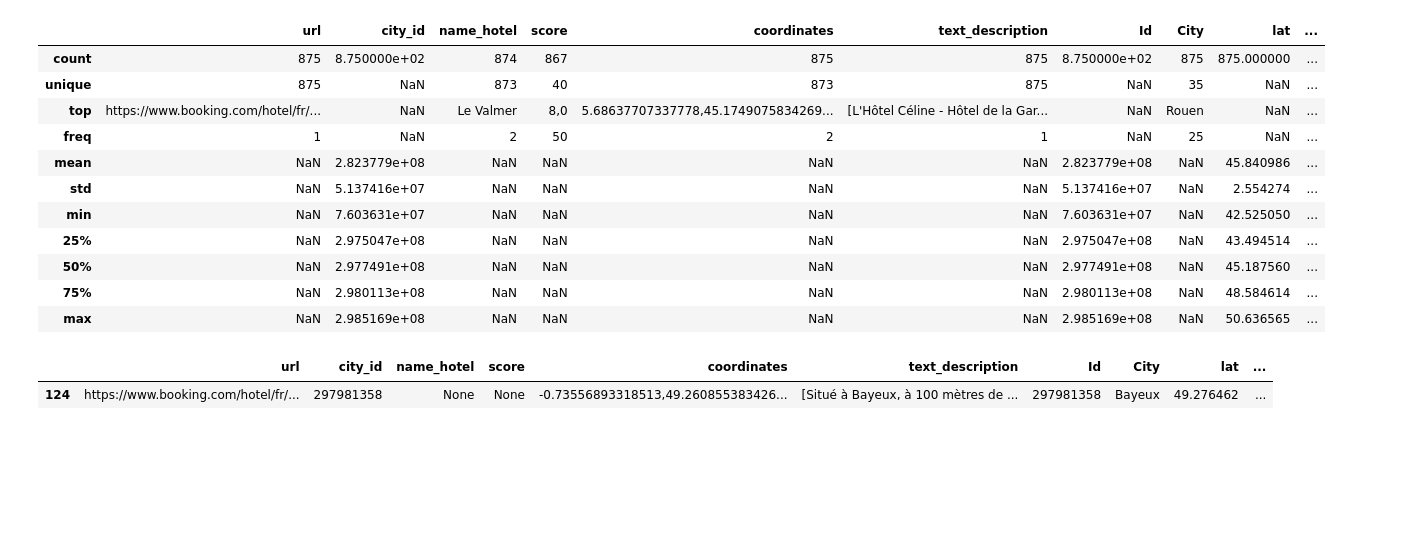
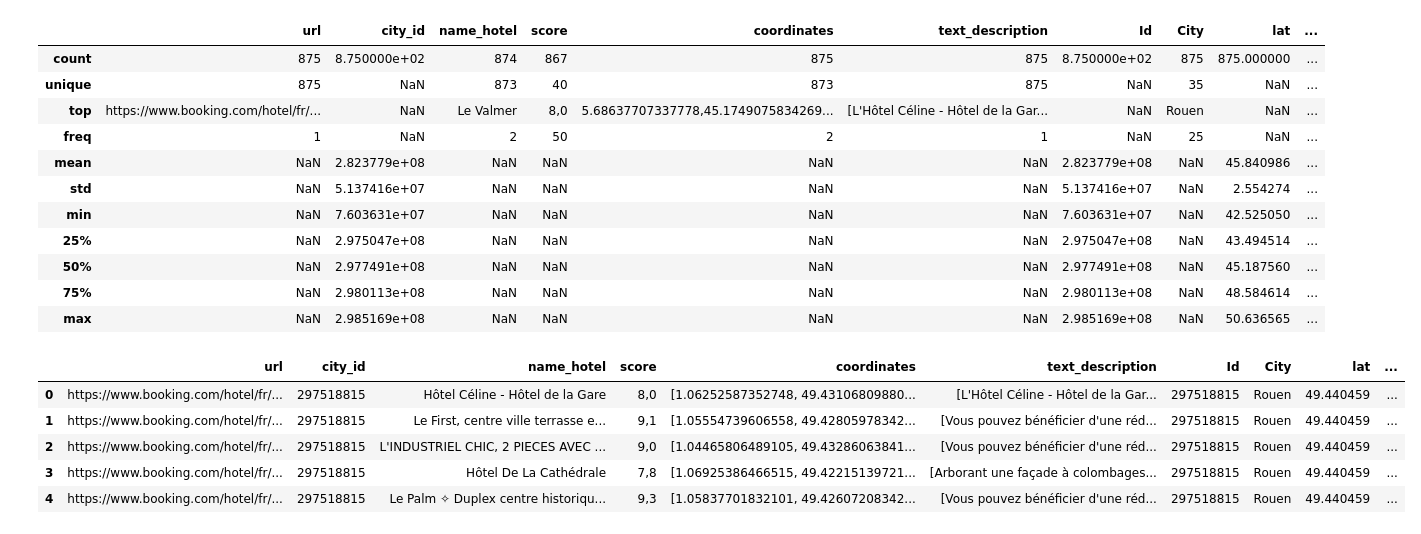
Before and after one commit to Stylomines/Plan_your_trip_with_Kayak, a Jupyter notebook: Kayak.ipynb, the cells around one changed output. Cells and saved outputs as stored; diff of their text form; code cells hidden in the pictures; blank space fills up the shorter version.

Commit message:
extraction of the longitude and latitude of the hotel

```diff
--- a/Kayak.ipynb
+++ b/Kayak.ipynb
@@ -377,7 +377,16 @@ df_booking_weather.describe(include="all")
 | 75% | NaN | 2.980113e+08 | NaN | NaN | NaN | NaN | 2.980113e+08 | NaN | 48.584614 | ... |
 | max | NaN | 2.985169e+08 | NaN | NaN | NaN | NaN | 2.985169e+08 | NaN | 50.636565 | ... |
 # %%
-df_booking_weather[df_booking_weather['name_hotel'].isna()]
+df_booking_weather.loc[:,'coordinates'] = df_booking_weather.loc[:,'coordinates'].apply(lambda x : x.split(","))
-# %% [output]
-|  | url | city_id | name_hotel | score | coordinates | text_description | Id | City | lat | ... |
-| 124 | https://www.booking.com/hotel/fr/... | 297981358 | None | None | -0.73556893318513,49.260855383426... | [Situé à Bayeux, à 100 mètres de ... | 297981358 | Bayeux | 49.276462 | ... |
+# %%
+df_booking_weather['long_hotel'] = df_booking_weather['coordinates'].apply(lambda x : mean([float(x[0]),float(x[2])]))
+df_booking_weather['lat_hotel'] = df_booking_weather['coordinates'].apply(lambda x : mean([float(x[1]),float(x[3])]))
+# %%
+df_booking_weather.head()
+# %% [output]
+|  | url | city_id | name_hotel | score | coordinates | text_description | Id | City | lat | ... |
+| 0 | https://www.booking.com/hotel/fr/... | 297518815 | Hôtel Céline - Hôtel de la Gare | 8,0 | [1.06252587352748, 49.43106809880... | [L'Hôtel Céline - Hôtel de la Gar... | 297518815 | Rouen | 49.440459 | ... |
+| 1 | https://www.booking.com/hotel/fr/... | 297518815 | Le First, centre ville terrasse e... | 9,1 | [1.05554739606558, 49.42805978342... | [Vous pouvez bénéficier d'une réd... | 297518815 | Rouen | 49.440459 | ... |
+| 2 | https://www.booking.com/hotel/fr/... | 297518815 | L'INDUSTRIEL CHIC, 2 PIECES AVEC ... | 9,0 | [1.04465806489105, 49.43286063841... | [Vous pouvez bénéficier d'une réd... | 297518815 | Rouen | 49.440459 | ... |
+| 3 | https://www.booking.com/hotel/fr/... | 297518815 | Hôtel De La Cathédrale | 7,8 | [1.06925386466515, 49.42215139721... | [Arborant une façade à colombages... | 297518815 | Rouen | 49.440459 | ... |
+| 4 | https://www.booking.com/hotel/fr/... | 297518815 | Le Palm ✧ Duplex centre historiqu... | 9,3 | [1.05837701832101, 49.42607208342... | [Vous pouvez bénéficier d'une réd... | 297518815 | Rouen | 49.440459 | ... |
```
